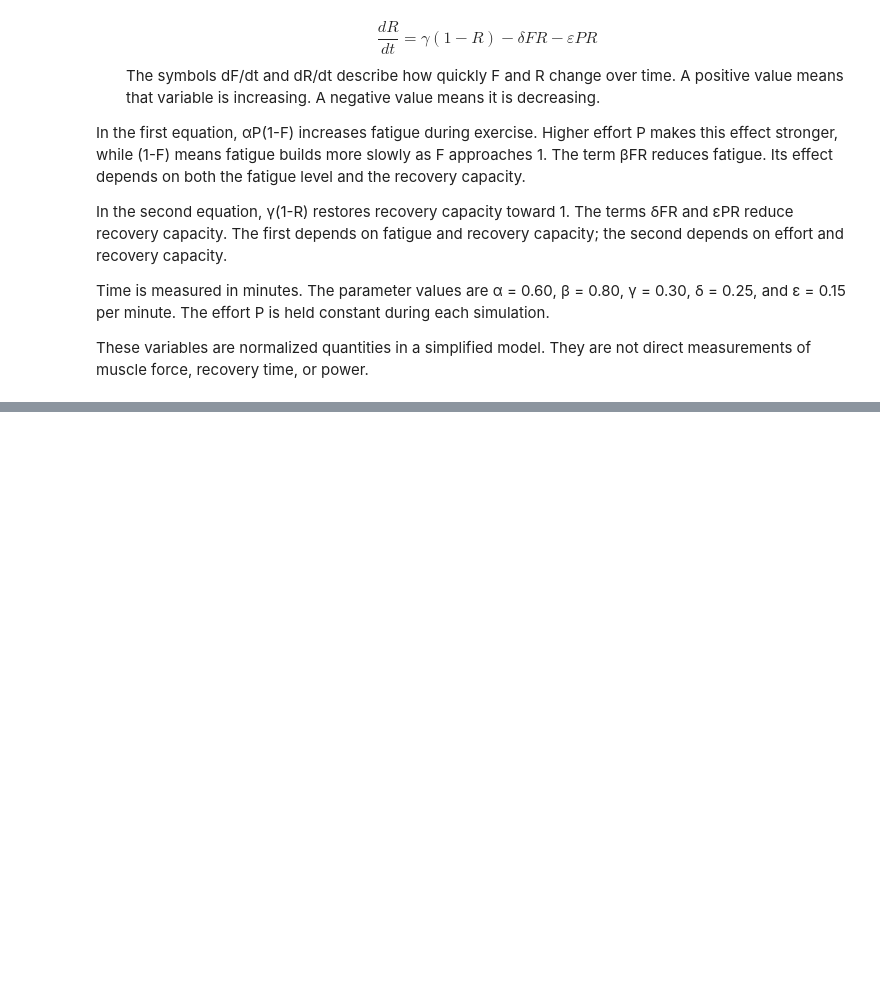
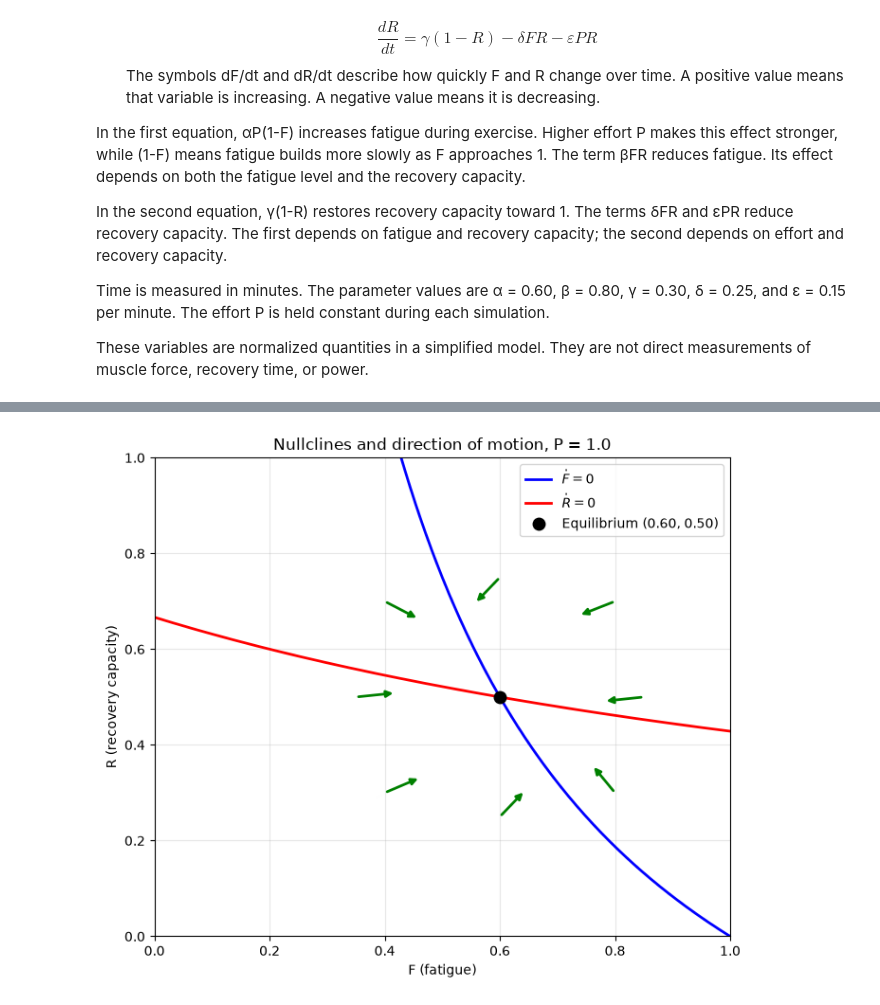
Before and after one commit to ayeshawaheed9/Math-modeling-project, a Jupyter notebook: main.ipynb, the cells around one changed output, grey strips where cells are left out. Saved outputs shown, nothing was run; the diff lists cells and outputs as text; code cells hidden in the pictures; blank space fills up the shorter version.

```diff
--- a/main.ipynb
+++ b/main.ipynb
@@ -25,0 +66,6 @@ These variables are normalized quantities in a simplified model. They are not di
+# %%
+def F_null(R):
+    return alpha*P / (alpha*P + beta*R)
+
+def R_null(F):
+    return gamma / (gamma + delta*F + eps*P)
@@ -25,0 +76,7 @@ These variables are normalized quantities in a simplified model. They are not di
+# %%
+h = lambda F: F - F_null(R_null(F))
+Fstar = brentq(h, 0, 1)
+Rstar = R_null(Fstar)
+
+print(f"Equilibrium for P = {P}:  F* = {Fstar:.4f},  R* = {Rstar:.4f}")
+print("Check: f(F*,R*) =", f(Fstar, Rstar), "  g(F*,R*) =", g(Fstar, Rstar))
@@ -25,0 +95,27 @@ These variables are normalized quantities in a simplified model. They are not di
+# %%
+Fgrid = np.linspace(0, 1, 400)
+Rgrid = np.linspace(0, 1, 400)
+
+fig, ax = plt.subplots(figsize=(7, 6))
+ax.plot(F_null(Rgrid), Rgrid, 'b-', lw=2, label=r"$\dot F=0$")
+ax.plot(Fgrid, R_null(Fgrid), 'r-', lw=2, label=r"$\dot R=0$")
+ax.plot(Fstar, Rstar, 'ko', ms=9, label=f"Equilibrium ({Fstar:.2f}, {Rstar:.2f})")
+
+offsets = [(-0.2,-0.2),(0.2,-0.2),(-0.2,0.2),(0.2,0.2),
+           (0,-0.25),(0,0.25),(-0.25,0),(0.25,0)]
+for dF, dR in offsets:
+    x, y = Fstar + dF, Rstar + dR
+    if 0 <= x <= 1 and 0 <= y <= 1:
+        u, v = f(x, y), g(x, y)
+        n = np.hypot(u, v)
+        ax.annotate("", xy=(x + 0.07*u/n, y + 0.07*v/n), xytext=(x, y),
+                    arrowprops=dict(arrowstyle="-|>", color="green", lw=2))
+
+ax.set_xlim(0, 1); ax.set_ylim(0, 1)
+ax.set_xlabel("F (fatigue)"); ax.set_ylabel("R (recovery capacity)")
+ax.set_title(f"Nullclines and direction of motion, P = {P}")
+ax.legend(loc="upper right"); ax.grid(alpha=0.3)
+plt.tight_layout()
+plt.show()
+# %% [output]
+[figure, added]
```
Also changed, not shown: parts of 9 cells of this notebook.
